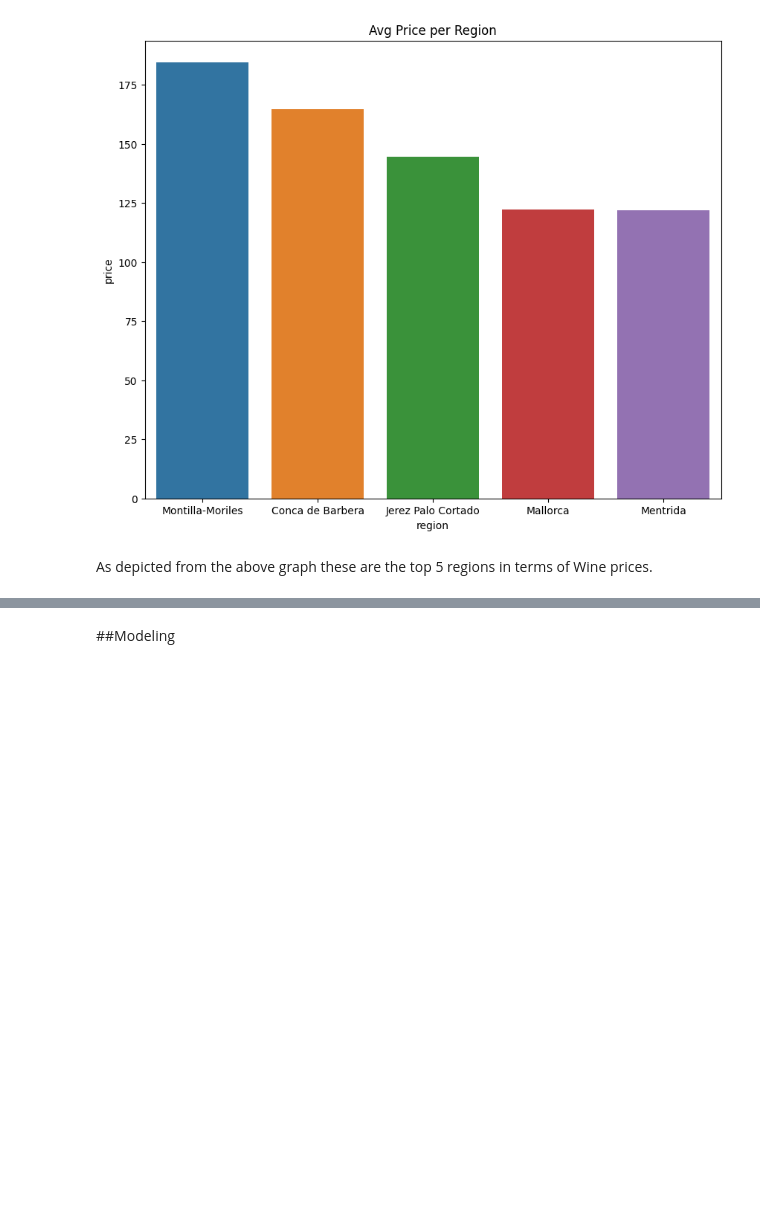
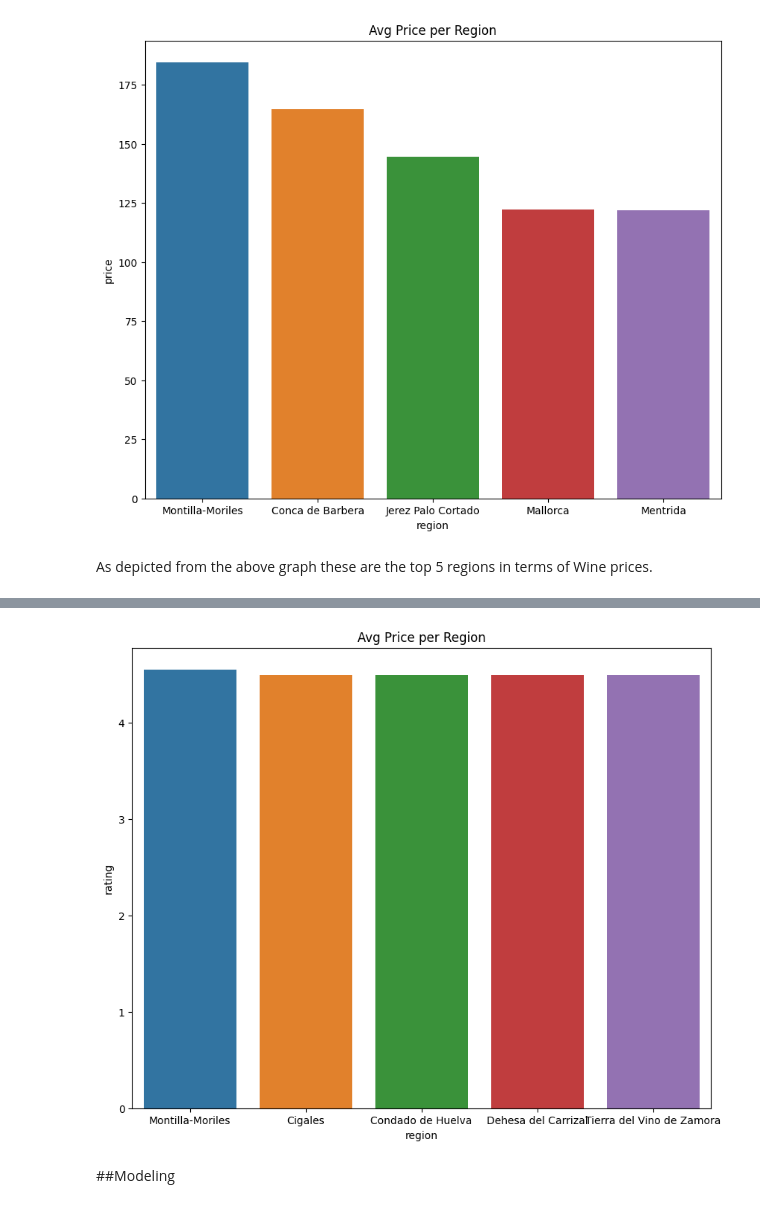
Before and after one commit to Robinino99/Spanish_Wine_Classification, a Jupyter notebook: Project_2_Part_4.ipynb, the cells around one changed output, grey strips where cells are left out. Drawn from its saved outputs; the diff is of its cells as text; code cells hidden in the pictures; blank space fills up the shorter version.

```diff
--- a/Project_2_Part_4.ipynb
+++ b/Project_2_Part_4.ipynb
@@ -435,3 +435,12 @@ ax.set_title('Avg Price per Region');
 [figure]
 # %% [markdown]
 As depicted from the above graph these are the top 5 regions in terms of Wine prices.
+# %%
+# Group by the average rating per wine type
+regional_rating = df_1.groupby('region', as_index = False).mean()
+
+# select top 5 regions based on most expensive wines
+top5_region_rating = regional_rating.nlargest(n = 5, columns = 'rating')
+
+# display top 5 regions
+top5_region_rating.head()
@@ -438,3 +454,10 @@ As depicted from the above graph these are the top 5 regions in terms of Wine pr
+# %%
+# visualize the top 5 regions based on rating
+fig, ax = plt.subplots(figsize = (10,8))
+sns.barplot(data = top5_region_rating, x = 'region', y = 'rating')
+ax.set_title('Avg Price per Region');
+# %% [output]
+[figure, added]
 # %% [markdown]
 ##Modeling
 # %%
```
Also changed, not shown: parts of 3 cells of this notebook.
